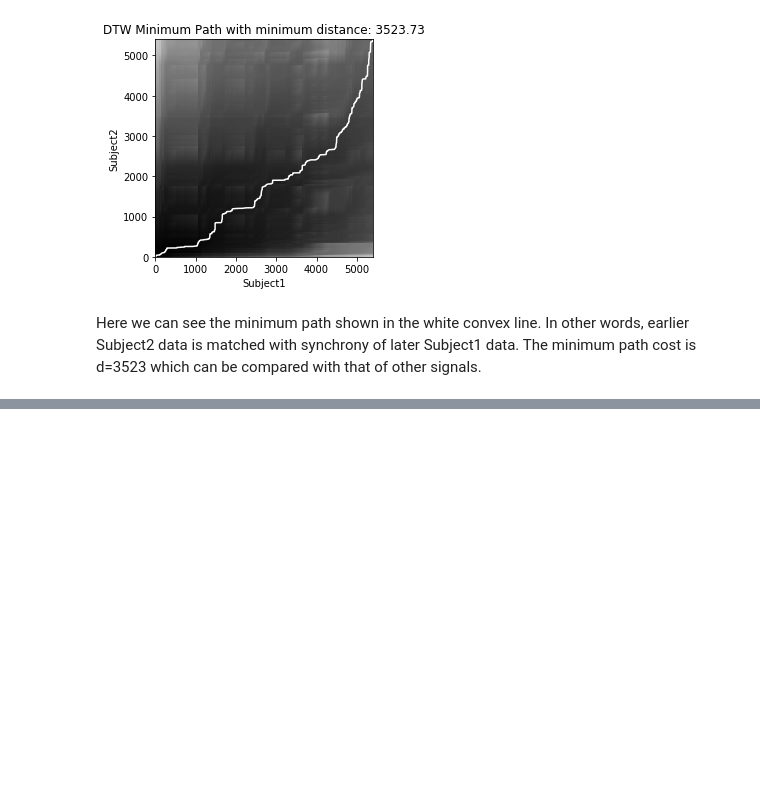
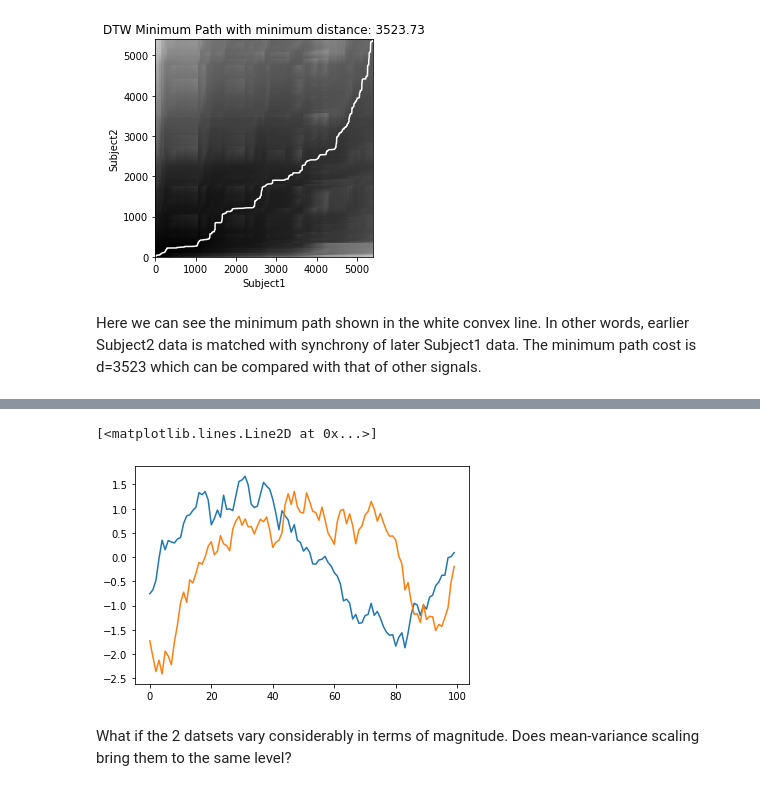
Before and after one commit to ShaunakSen/Data-Science-and-Machine-Learning, a Jupyter notebook: Similarity_in_time_series_data.ipynb, the cells around one changed output, grey strips where cells are left out. Drawn from its saved outputs; the diff is of its cells as text; code cells hidden in the pictures; blank space fills up the shorter version.

```diff
--- a/Similarity_in_time_series_data.ipynb
+++ b/Similarity_in_time_series_data.ipynb
@@ -144,0 +210,8 @@ Here we can see the minimum path shown in the white convex line. In other words,
+# %%
+plt.plot(np.arange(sz), dataset_scaled[0,:,0])
+plt.plot(np.arange(sz), dataset_scaled[1,:,0])
+# %% [output]
+[<matplotlib.lines.Line2D at 0x...>]
+[figure, added]
+# %% [markdown]
+What if the 2 datsets vary considerably in terms of magnitude. Does mean-variance scaling bring them to the same level?
```
Also changed, not shown: parts of 12 cells of this notebook.
